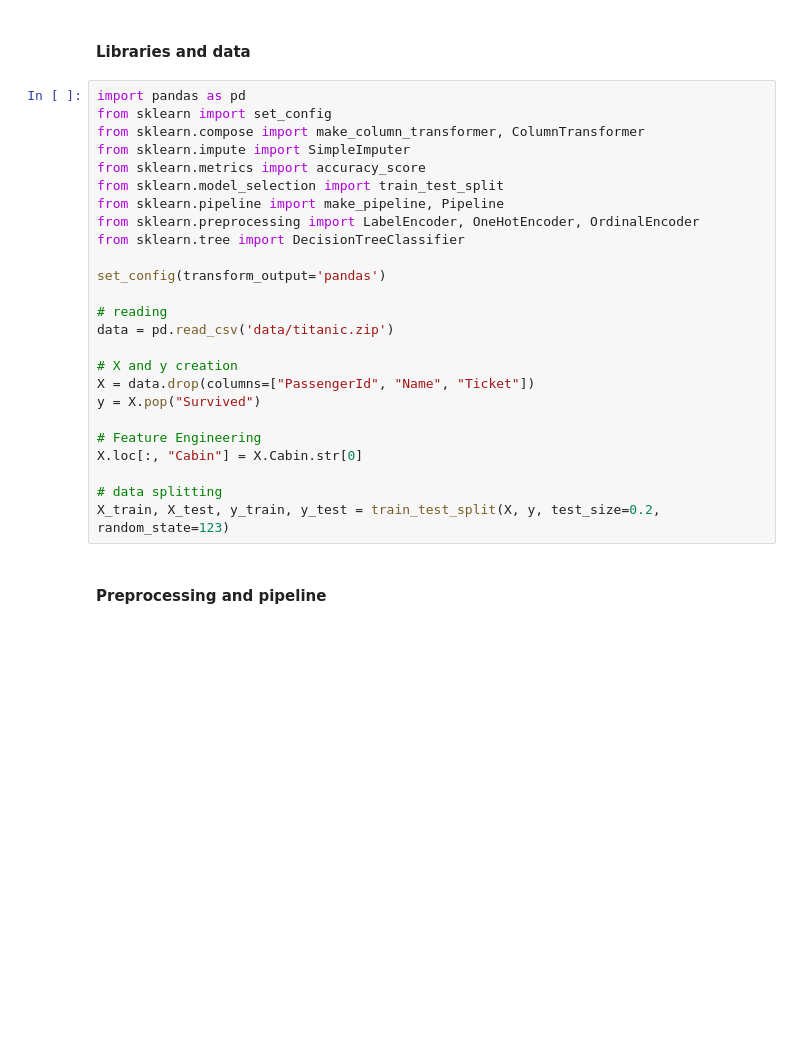
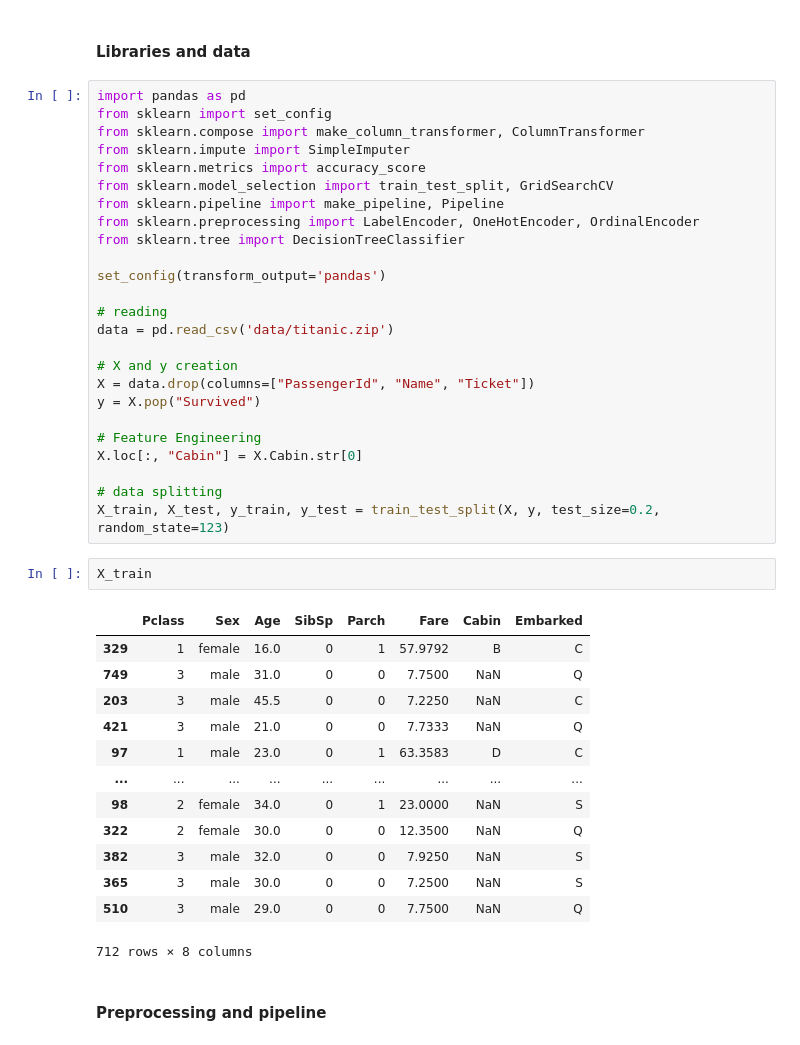
Before and after one commit to gastan81/supervised-ml, a Jupyter notebook: 04_classification__one_hot_encoding.ipynb, the cells around one changed output. Cells and saved outputs as stored; diff of their text form; blank space fills up the shorter version.

```diff
--- a/04_classification__one_hot_encoding.ipynb
+++ b/04_classification__one_hot_encoding.ipynb
@@ -399,7 +399,7 @@ from sklearn import set_config
 from sklearn.compose import make_column_transformer, ColumnTransformer
 from sklearn.impute import SimpleImputer
 from sklearn.metrics import accuracy_score
-from sklearn.model_selection import train_test_split
+from sklearn.model_selection import train_test_split, GridSearchCV
 from sklearn.pipeline import make_pipeline, Pipeline
 from sklearn.preprocessing import LabelEncoder, OneHotEncoder, OrdinalEncoder
 from sklearn.tree import DecisionTreeClassifier
@@ -418,6 +418,22 @@ X.loc[:, "Cabin"] = X.Cabin.str[0]
 
 # data splitting
 X_train, X_test, y_train, y_test = train_test_split(X, y, test_size=0.2, random_state=123)
+# %%
+X_train
+# %% [output]
+|  | Pclass | Sex | Age | SibSp | Parch | Fare | Cabin | Embarked |
+| 329 | 1 | female | 16.0 | 0 | 1 | 57.9792 | B | C |
+| 749 | 3 | male | 31.0 | 0 | 0 | 7.7500 | NaN | Q |
+| 203 | 3 | male | 45.5 | 0 | 0 | 7.2250 | NaN | C |
+| 421 | 3 | male | 21.0 | 0 | 0 | 7.7333 | NaN | Q |
+| 97 | 1 | male | 23.0 | 0 | 1 | 63.3583 | D | C |
+| ... | ... | ... | ... | ... | ... | ... | ... | ... |
+| 98 | 2 | female | 34.0 | 0 | 1 | 23.0000 | NaN | S |
+| 322 | 2 | female | 30.0 | 0 | 0 | 12.3500 | NaN | Q |
+| 382 | 3 | male | 32.0 | 0 | 0 | 7.9250 | NaN | S |
+| 365 | 3 | male | 30.0 | 0 | 0 | 7.2500 | NaN | S |
+| 510 | 3 | male | 29.0 | 0 | 0 | 7.7500 | NaN | Q |
+712 rows × 8 columns
 # %% [markdown]
 #### Preprocessing and pipeline
 # %%
```
Also changed, not shown: parts of 18 cells of this notebook.
